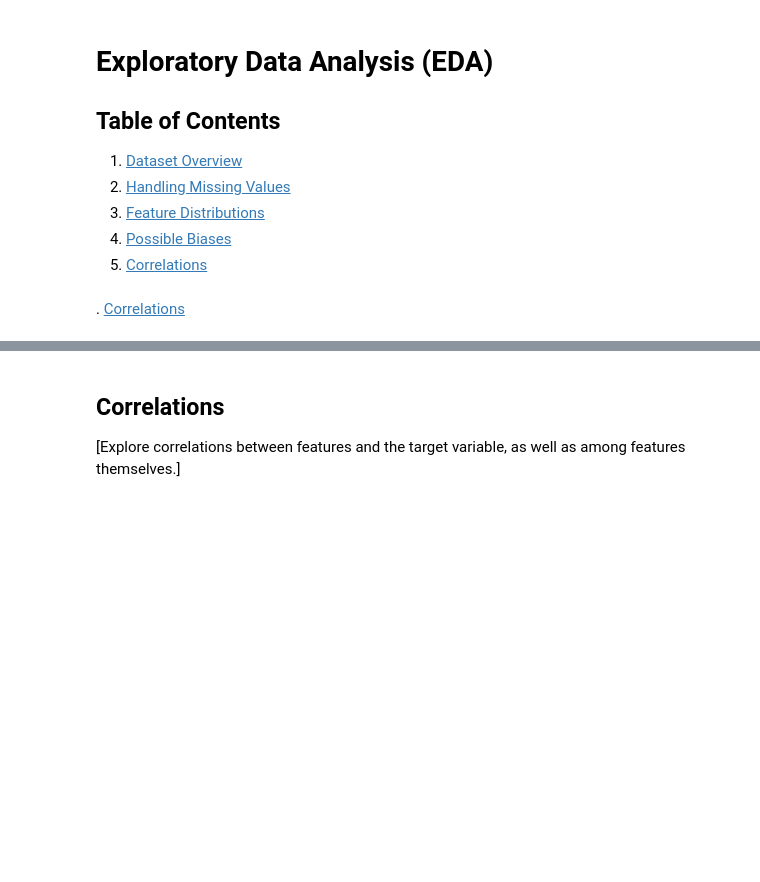
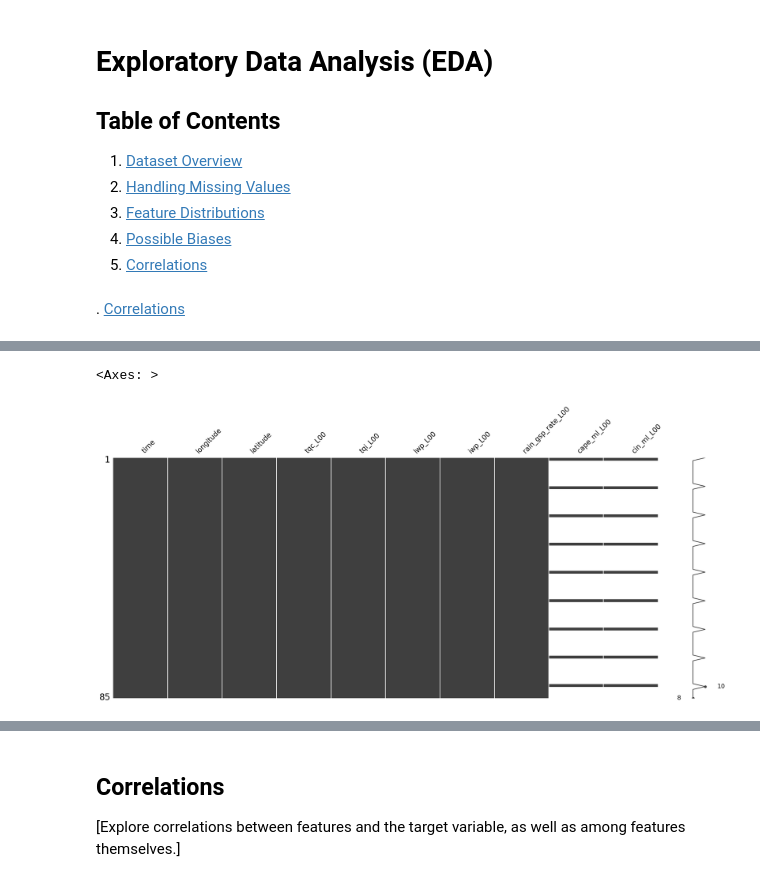
Before and after one commit to thorsten789/hurricane_cloud_prediction, a Jupyter notebook: 1_DatasetCharacteristics/exploratory_data_analysis.ipynb, the cells around one changed output, grey strips where cells are left out. Cells and saved outputs as stored; diff of their text form; code cells hidden in the pictures; blank space fills up the shorter version.

```diff
--- a/1_DatasetCharacteristics/exploratory_data_analysis.ipynb
+++ b/1_DatasetCharacteristics/exploratory_data_analysis.ipynb
@@ -100,0 +113,5 @@ plt.show()
+# %%
+msno.matrix(cells[0][['time', 'longitude', 'latitude','tqc_L00','tqi_L00','lwp_L00','iwp_L00','rain_gsp_rate_L00', 'cape_ml_L00', 'cin_ml_L00']])
+# %% [output]
+<Axes: >
+[figure, added]
```
Also changed, not shown: parts of 19 cells of this notebook.
